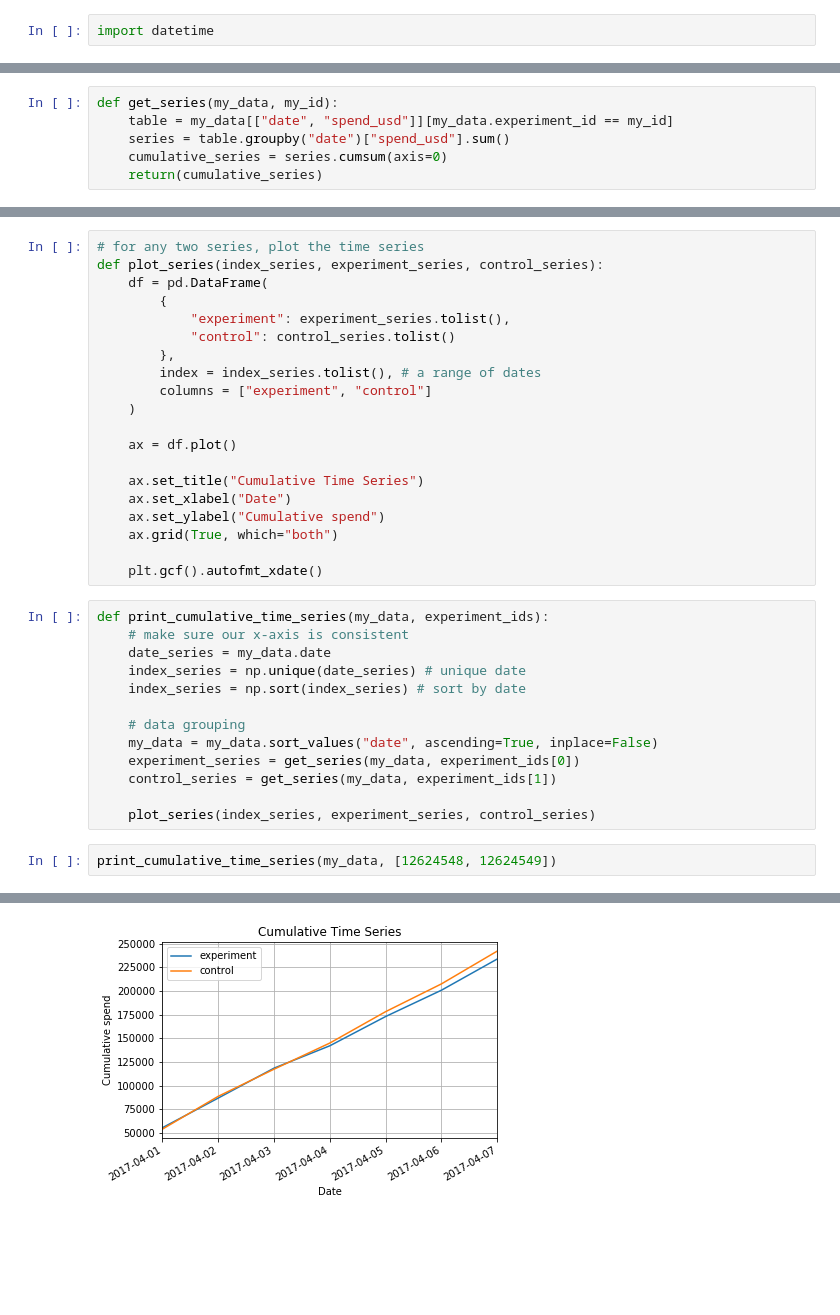
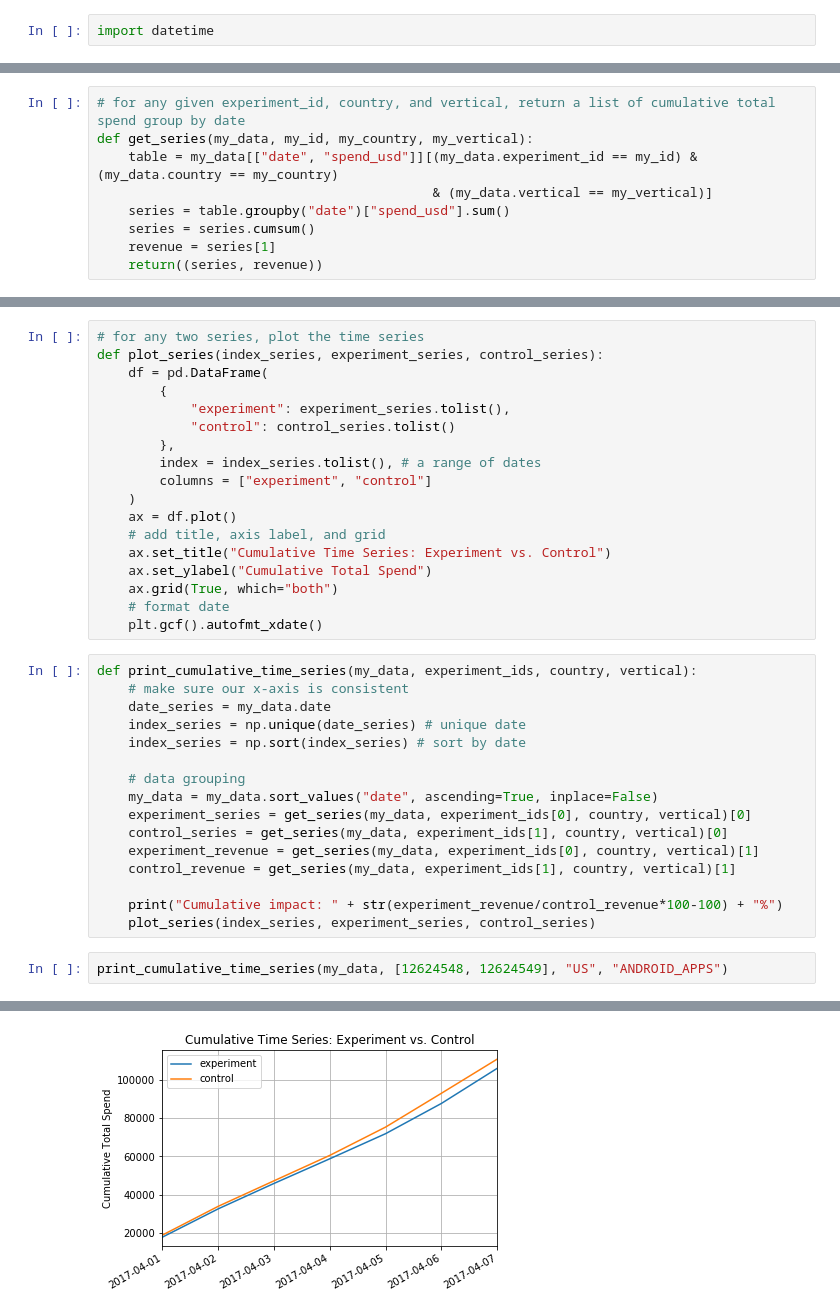
Before and after one commit to qinqinzhao/BA501_Week4, a Jupyter notebook: BA501_week4_homework.ipynb, the cells around one changed output, grey strips where cells are left out. Saved outputs shown, nothing was run; the diff lists cells and outputs as text; blank space fills up the shorter version.

```diff
--- a/BA501_week4_homework.ipynb
+++ b/BA501_week4_homework.ipynb
@@ -168,6 +188,9 @@ import datetime
 # %%
-def get_series(my_data, my_id):
-    table = my_data[["date", "spend_usd"]][my_data.experiment_id == my_id]
+# for any given experiment_id, country, and vertical, return a list of cumulative total spend group by date
+def get_series(my_data, my_id, my_country, my_vertical):
+    table = my_data[["date", "spend_usd"]][(my_data.experiment_id == my_id) & (my_data.country == my_country)
+                                           & (my_data.vertical == my_vertical)]
     series = table.groupby("date")["spend_usd"].sum()
-    cumulative_series = series.cumsum(axis=0)
-    return(cumulative_series)
+    series = series.cumsum()
+    revenue = series[1]
+    return((series, revenue))
@@ -182,17 +217,15 @@ def plot_series(index_series, experiment_series, control_series):
         index = index_series.tolist(), # a range of dates
         columns = ["experiment", "control"]
     )
-
     ax = df.plot()
-
-    ax.set_title("Cumulative Time Series")
-    ax.set_xlabel("Date")
-    ax.set_ylabel("Cumulative spend")
+    # add title, axis label, and grid
+    ax.set_title("Cumulative Time Series: Experiment vs. Control")
+    ax.set_ylabel("Cumulative Total Spend")
     ax.grid(True, which="both")
-
+    # format date
     plt.gcf().autofmt_xdate()
 # %%
-def print_cumulative_time_series(my_data, experiment_ids):
+def print_cumulative_time_series(my_data, experiment_ids, country, vertical):
     # make sure our x-axis is consistent
     date_series = my_data.date
     index_series = np.unique(date_series) # unique date
@@ -200,10 +233,13 @@ def print_cumulative_time_series(my_data, experiment_ids):
 
     # data grouping
     my_data = my_data.sort_values("date", ascending=True, inplace=False)
-    experiment_series = get_series(my_data, experiment_ids[0])
-    control_series = get_series(my_data, experiment_ids[1])
+    experiment_series = get_series(my_data, experiment_ids[0], country, vertical)[0]
+    control_series = get_series(my_data, experiment_ids[1], country, vertical)[0]
+    experiment_revenue = get_series(my_data, experiment_ids[0], country, vertical)[1]
+    control_revenue = get_series(my_data, experiment_ids[1], country, vertical)[1]
 
+    print("Cumulative impact: " + str(experiment_revenue/control_revenue*100-100) + "%")
     plot_series(index_series, experiment_series, control_series)
 # %%
-print_cumulative_time_series(my_data, [12624548, 12624549])
+print_cumulative_time_series(my_data, [12624548, 12624549], "US", "ANDROID_APPS")
 # %% [output]
@@ -210 +247 @@ print_cumulative_time_series(my_data, [12624548, 12624549])
-[figure, old version]
+[figure, new version]
```
Also changed, not shown: parts of 8 cells of this notebook.
